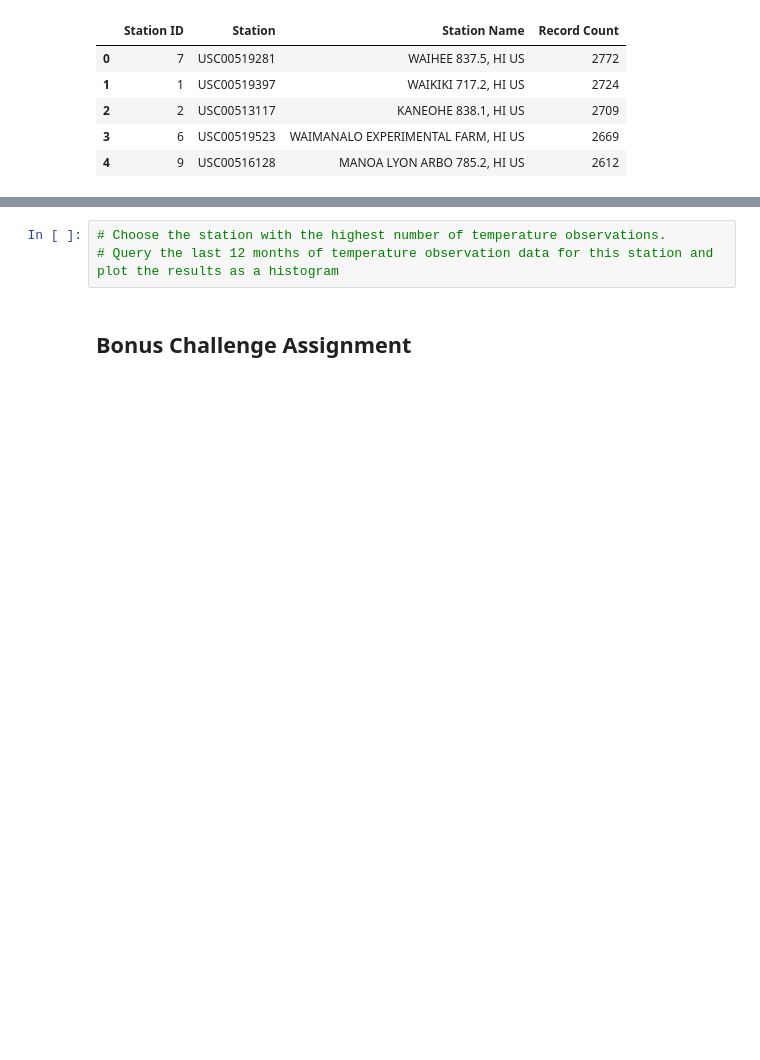
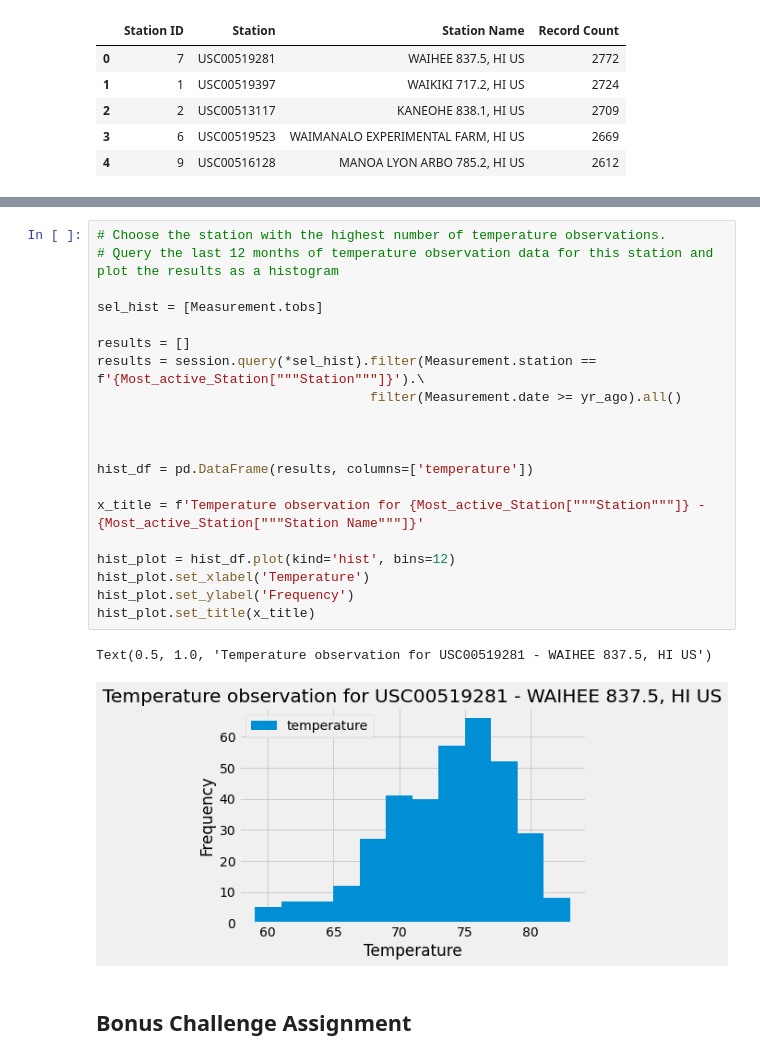
Before and after one commit to denisedemirkol/sqlalchemy-challenge, a Jupyter notebook: climate_starter.ipynb, the cells around one changed output, grey strips where cells are left out. Cells and saved outputs as stored; diff of their text form; blank space fills up the shorter version.

```diff
--- a/climate_starter.ipynb
+++ b/climate_starter.ipynb
@@ -259,6 +259,26 @@ The stats for the most active station is :
 # %%
 # Choose the station with the highest number of temperature observations.
 # Query the last 12 months of temperature observation data for this station and plot the results as a histogram
+
+sel_hist = [Measurement.tobs]
+
+results = []
+results = session.query(*sel_hist).filter(Measurement.station == f'{Most_active_Station["""Station"""]}').\
+                                   filter(Measurement.date >= yr_ago).all()
+
+
+
+hist_df = pd.DataFrame(results, columns=['temperature'])
+
+x_title = f'Temperature observation for {Most_active_Station["""Station"""]} - {Most_active_Station["""Station Name"""]}'
+
+hist_plot = hist_df.plot(kind='hist', bins=12)
+hist_plot.set_xlabel('Temperature')
+hist_plot.set_ylabel('Frequency')
+hist_plot.set_title(x_title)
+# %% [output]
+Text(0.5, 1.0, 'Temperature observation for USC00519281 - WAIHEE 837.5, HI US')
+[figure, added]
 # %% [markdown]
 ## Bonus Challenge Assignment
 # %%
```
